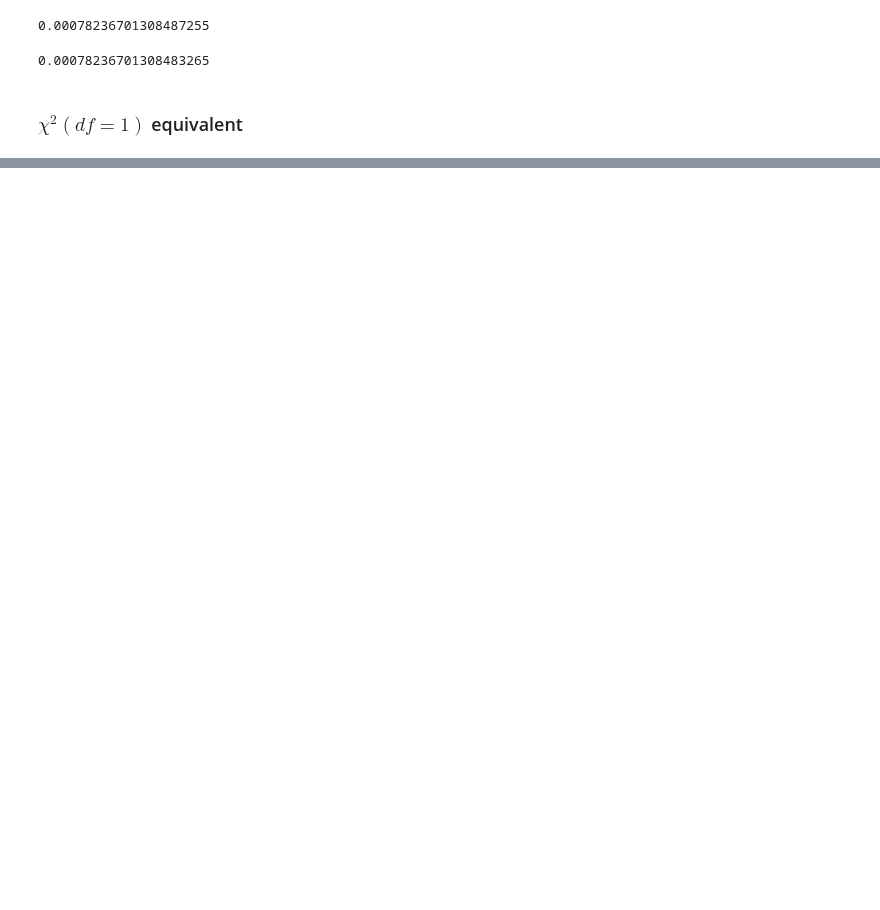
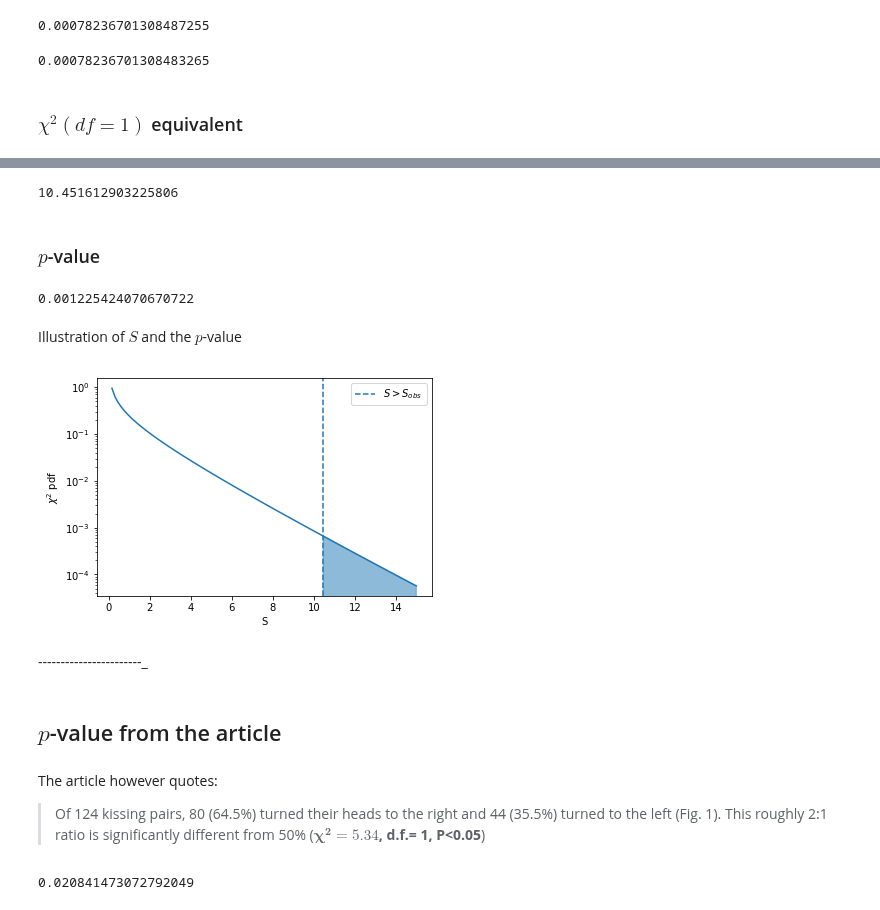
Before and after one commit to denglert/statistics-sandbox, a Jupyter notebook: hypothesis_testing/Head-turning_asymmetry.ipynb, the cells around one changed output, grey strips where cells are left out. Drawn from its saved outputs; the diff is of its cells as text; code cells hidden in the pictures; blank space fills up the shorter version.

Commit message:
started collecting statistical tests

```diff
--- a/hypothesis_testing/Head-turning_asymmetry.ipynb
+++ b/hypothesis_testing/Head-turning_asymmetry.ipynb
@@ -160,0 +154,6 @@ S
+# %%
+p_left = 0.5
+p_right = 0.5
+# %%
+n_left_exp = n_couples*p_left
+n_right_exp = n_couples*p_right
@@ -160,0 +162,37 @@ S
+# %%
+S = (n_left-n_left_exp)**2/n_left_exp + (n_right-n_right_exp)**2/n_right_exp
+S
+# %% [output]
+10.451612903225806
+# %% [markdown]
+### $p$-value
+# %%
+p_value_Pearson_chi2 = 1.0 - scipy.stats.chi2.cdf(S, df=1)
+p_value_Pearson_chi2
+# %% [output]
+0.001225424070670722
+# %% [markdown]
+Illustration of $S$ and the $p$-value
+# %%
+x = np.linspace(0.0, 15, 100)
+chi2_pdf = scipy.stats.chi2.pdf(x, df=1)
+# %%
+f,a = plt.subplots()
+a.plot(x,chi2_pdf)
+a.axhline(0.0,c='k',linestyle='--')
+a.set_xlabel('S')
+a.set_ylabel('$\chi^{2}$ pdf')
+a.set_yscale('log')
+a.axvline(S,linestyle='--', label='$S > S_{obs}$')
+a.fill_between(x,chi2_pdf,where=((chi2_pdf>=0) & (x>=S)), color='C0', alpha=0.5)
+a.legend();
+# %% [output]
+[figure, added]
+# %% [markdown]
+-----------------------_
+# %% [markdown]
+## $p$-value from the article
+# %% [markdown]
+The article however quotes:
+> Of 124 kissing pairs, 80 (64.5%) turned their heads to the right and 44 (35.5%) turned to the left (Fig. 1).
+> This roughly 2:1 ratio is significantly different from 50% (**$\mathbf{\chi^{2} = 5.34}$, d.f.= 1, P<0.05**)
@@ -160,0 +201,5 @@ S
+# %%
+p_value_article = 1.0 - scipy.stats.chi2.cdf(x=chi2_test_statistic_article, df=1)
+p_value_article
+# %% [output]
+0.020841473072792049
```
Also changed, not shown: parts of 48 cells of this notebook, 1 other file.
